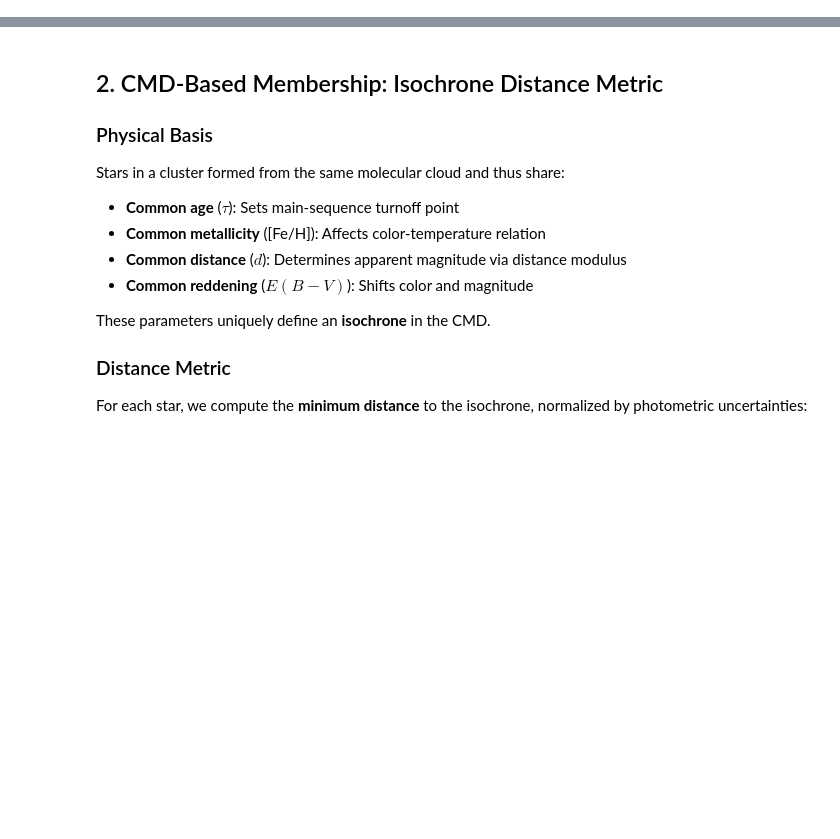
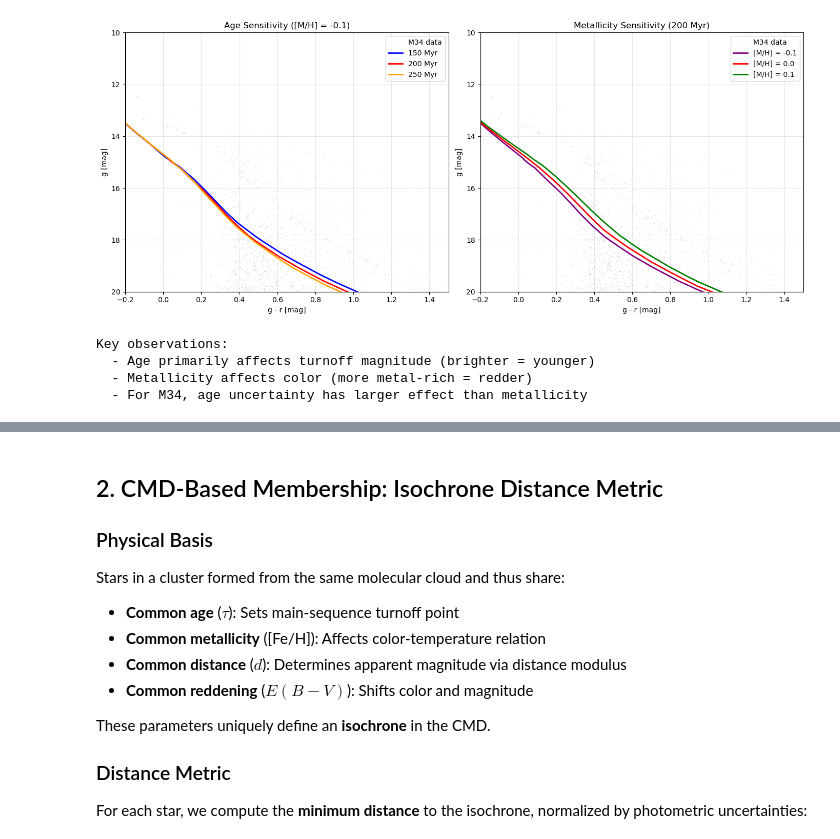
Before and after one commit to padln/phys134, a Jupyter notebook: membership.ipynb, the cells around one changed output, grey strips where cells are left out. Cells and saved outputs as stored; diff of their text form; code cells hidden in the pictures; blank space fills up the shorter version.

```diff
--- a/membership.ipynb
+++ b/membership.ipynb
@@ -44,0 +320,75 @@ NameError: name 'some_isochrone_model' is not defined
+# %%
+# Optional: Explore age and metallicity grid
+# Uncomment to compare different isochrones
+
+# Load all available ages and metallicities from CORRECTED file
+try:
+    iso_all = load_parsec_isochrone('isochrone_m34_corrected.dat', age_gyr=None)
+    using_corrected = True
+except FileNotFoundError:
+    print("Warning: Using original isochrone (not corrected)")
+    iso_all = load_parsec_isochrone('isochrone_m34.dat', age_gyr=None)
+    using_corrected = False
+
+# Show what we have
+unique_ages = iso_all['logAge'].unique()
+unique_MH = iso_all['MH'].unique()
+
+print("Available isochrone grid:")
+print(f"  Ages (Myr): {[f'{10**(la-6):.0f}' for la in unique_ages]}")
+print(f"  [M/H]: {unique_MH}")
+print(f"  Using corrected isochrone: {using_corrected}")
+print(f"\nTotal combinations: {len(unique_ages)} ages × {len(unique_MH)} metallicities = {len(unique_ages)*len(unique_MH)}")
+
+# Plot all isochrones to visualize differences
+fig, axes = plt.subplots(1, 2, figsize=(14, 6))
+
+# Panel 1: Age variation at [M/H] = -0.1
+ax = axes[0]
+ax.scatter(stars_color, stars_g, s=1, alpha=0.1, c='gray', label='M34 data')
+colors_age = ['blue', 'red', 'orange']
+for i, log_age in enumerate(sorted(unique_ages)):
+    iso_age = iso_all[(iso_all['logAge'] == log_age) & (iso_all['MH'] == -0.1)]
+    iso_age = iso_age[(iso_age['label'] <= 2) & np.isfinite(iso_age['gmag'])]  # Filter to MS+evolved
+    if len(iso_age) > 0:
+        age_myr = 10**(log_age - 6)
+        ax.plot(iso_age['gmag'] - iso_age['rmag'], iso_age['gmag'],
+                color=colors_age[i], lw=2, label=f'{age_myr:.0f} Myr')
+ax.set_xlabel('g - r [mag]')
+ax.set_ylabel('g [mag]')
+ax.invert_yaxis()
+ax.set_xlim(-0.2, 1.5)
+ax.set_ylim(20, 10)
+ax.legend()
+ax.set_title('Age Sensitivity ([M/H] = -0.1)')
+ax.grid(True, alpha=0.3)
+
+# Panel 2: Metallicity variation at age = 200 Myr
+ax = axes[1]
+ax.scatter(stars_color, stars_g, s=1, alpha=0.1, c='gray', label='M34 data')
+colors_MH = ['purple', 'red', 'green']
+log_age_200 = unique_ages[np.argmin(np.abs(10**(unique_ages-6) - 200))]
+for i, MH in enumerate(sorted(unique_MH)):
+    iso_MH = iso_all[(iso_all['logAge'] == log_age_200) & (iso_all['MH'] == MH)]
+    iso_MH = iso_MH[(iso_MH['label'] <= 2) & np.isfinite(iso_MH['gmag'])]
+    if len(iso_MH) > 0:
+        ax.plot(iso_MH['gmag'] - iso_MH['rmag'], iso_MH['gmag'],
+                color=colors_MH[i], lw=2, label=f'[M/H] = {MH:.1f}')
+ax.set_xlabel('g - r [mag]')
+ax.set_ylabel('g [mag]')
+ax.invert_yaxis()
+ax.set_xlim(-0.2, 1.5)
+ax.set_ylim(20, 10)
+ax.legend()
+ax.set_title('Metallicity Sensitivity (200 Myr)')
+ax.grid(True, alpha=0.3)
+
+plt.tight_layout()
+plt.show()
+
+print("\nKey observations:")
+print("  - Age primarily affects turnoff magnitude (brighter = younger)")
+print("  - Metallicity affects color (more metal-rich = redder)")
+print("  - For M34, age uncertainty has larger effect than metallicity")
+print(f"  - Isochrones now at correct distance ({distance_M34_pc} pc) and reddening (E(B-V)={E_BV_M34})")
+# %% [output]
@@ -44,0 +403,5 @@ NameError: name 'some_isochrone_model' is not defined
+[figure, added]
+Key observations:
+  - Age primarily affects turnoff magnitude (brighter = younger)
+  - Metallicity affects color (more metal-rich = redder)
+  - For M34, age uncertainty has larger effect than metallicity
```
Also changed, not shown: parts of 12 cells of this notebook, 13 other files.
